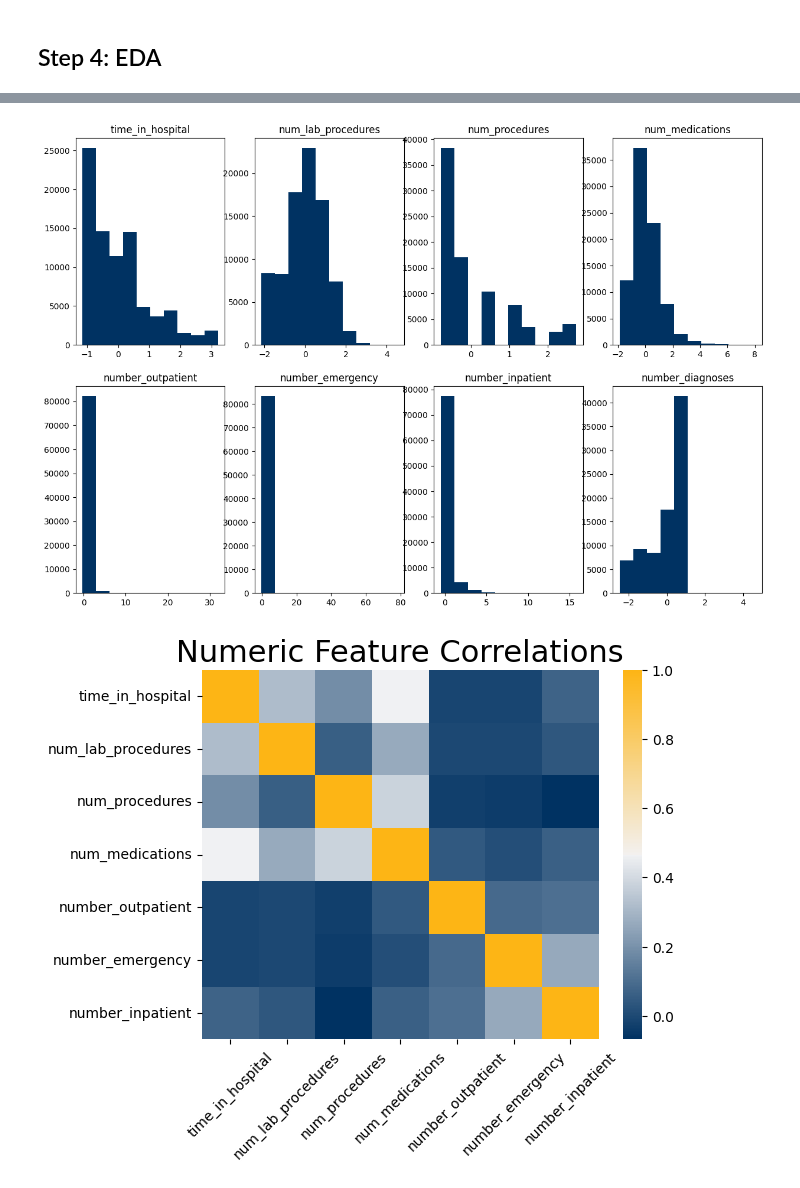
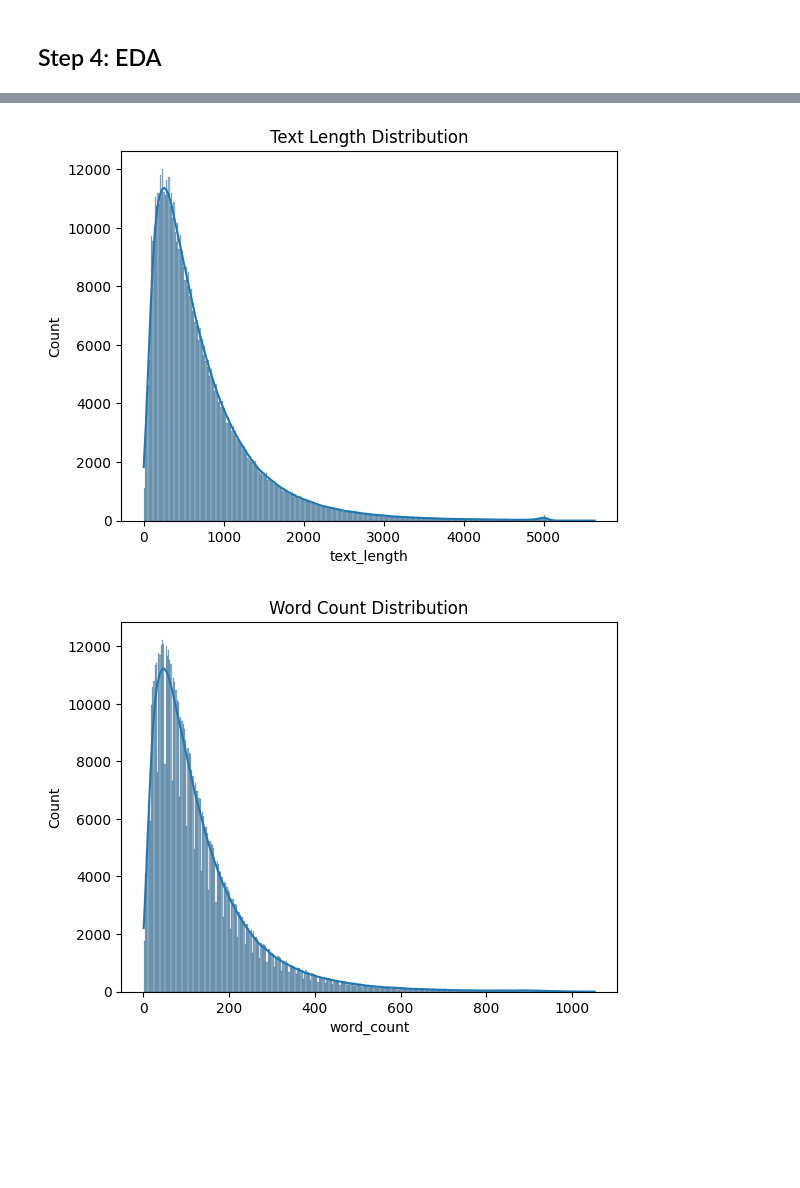
Before and after one commit to kkuc100/Yelp-Sentiment-Analysis, a Jupyter notebook: EDA/yelp_eda.ipynb, the cells around one changed output, grey strips where cells are left out. Saved outputs shown, nothing was run; the diff lists cells and outputs as text; code cells hidden in the pictures; blank space fills up the shorter version.

```diff
--- a/EDA/yelp_eda.ipynb
+++ b/EDA/yelp_eda.ipynb
@@ -1864,42 +176,15 @@ plt.show()
-# %%
-# non-ordinal (numeric) histograms of interest
-cols_of_interest = ['time_in_hospital','num_lab_procedures','num_procedures',
-                    'num_medications', 'number_outpatient', 'number_emergency',
-                    'number_inpatient', 'number_diagnoses']
-
-# generate subplots
-fig, axs = plt.subplots(2, 4, figsize=(15,10))
-for idx, axis in enumerate(axs.flatten()):
-    if idx == (len(axs.flatten())):
-        break
-    axis.hist(x=df_train_b[cols_of_interest[idx]], color='#003262')
-    axis.set_title(cols_of_interest[idx])
-
-plt.show()
-# %% [output]
-[figure, removed]
-# %%
-# Create a color map with the berkeley colors
-pos_color = sns.light_palette('#003262', as_cmap=True).reversed()
-neg_color = sns.light_palette('#FDB515', as_cmap=True)
-
-# combine the two colors into a list
-newcolors = np.vstack((pos_color(np.linspace(0, 1, 128)),
-                       neg_color(np.linspace(0, 1, 128))))
-
-# create variable and colormap from list of cmaps above
-mymap = LinearSegmentedColormap.from_list('my_colormap', newcolors)
-
-# list the numeric features of interest
-corr_mat_features = ['time_in_hospital','num_lab_procedures','num_procedures','num_medications','number_outpatient','number_emergency','number_inpatient']
-
-# generate correlation matrix from features of interest
-corr_mat = df_train_b[corr_mat_features].corr()
-
-# plot heatmap and format
-sns.heatmap(corr_mat, cmap=mymap)
-plt.xticks(rotation = 45)
-plt.title('Numeric Feature Correlations', fontsize=22)
-plt.show()
-# %% [output]
-[figure, removed]
+# %%
+#Analyze text length and word count
+df['text_length'] = df['text'].apply(len)
+df['word_count'] = df['text'].apply(lambda x: len(x.split()))
+
+sns.histplot(df['text_length'], kde=True)
+plt.title('Text Length Distribution')
+plt.show()
+
+sns.histplot(df['word_count'], kde=True)
+plt.title('Word Count Distribution')
+plt.show()
+# %% [output]
+[figure, added]
+[figure, added]
```
Also changed, not shown: parts of 98 cells of this notebook, 2 other files.
